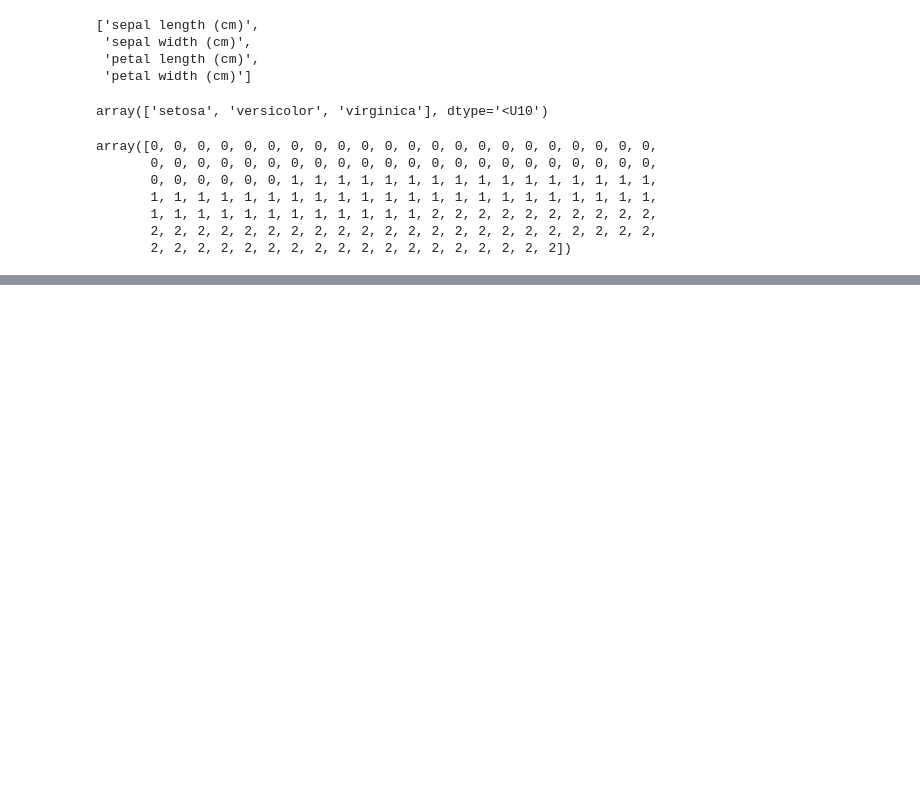
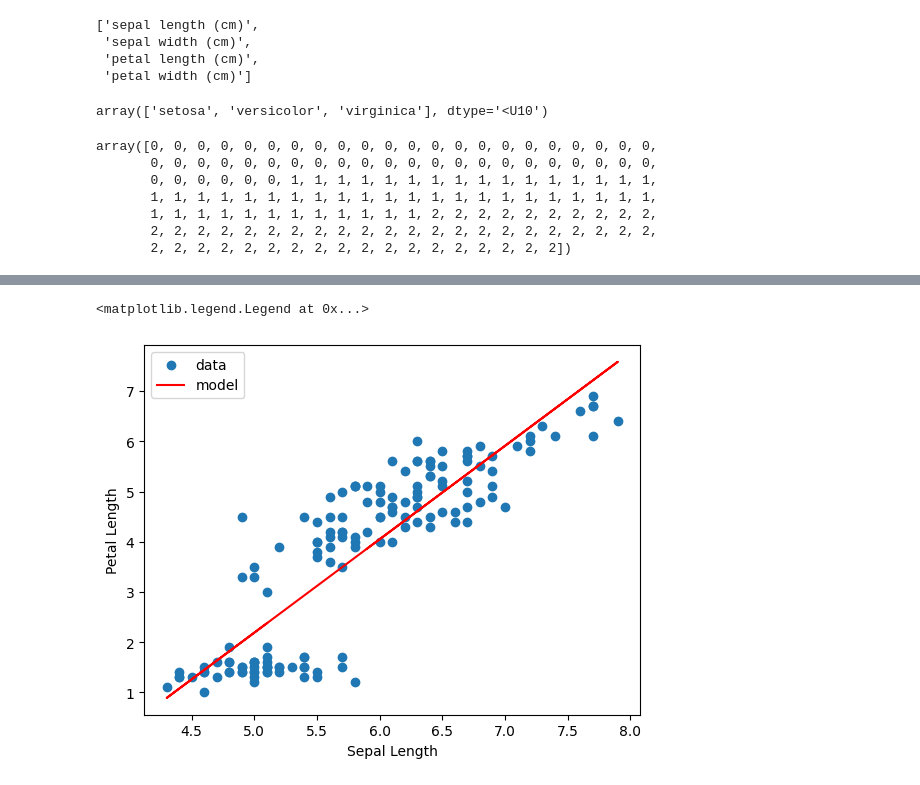
Before and after one commit to srizvi29/Sara_Rizvi_ML_repo, a Jupyter notebook: HWK1_Rizvi.ipynb, the cells around one changed output, grey strips where cells are left out. Saved outputs shown, nothing was run; the diff lists cells and outputs as text; code cells hidden in the pictures; blank space fills up the shorter version.

```diff
--- a/HWK1_Rizvi.ipynb
+++ b/HWK1_Rizvi.ipynb
@@ -487,2 +491,19 @@ plt.legend()
 # %%
 #help(model.predict)
+# %%
+from sklearn.linear_model import LinearRegression
+X = X.reshape(-1,1) # needed to reshape x and y
+y = y.reshape(-1,1)
+
+model = LinearRegression() # use a linear regression model to get line of best fit
+model.fit(X,y)
+y_predict = model.predict(X)
+
+plt.scatter(X,y, label='data') # actual data
+plt.plot(X,y_predict, color='red', label='model') # predicted by model
+plt.xlabel('Sepal Length')
+plt.ylabel('Petal Length')
+plt.legend()
+# %% [output]
+<matplotlib.legend.Legend at 0x...>
+[figure, added]
```
Also changed, not shown: parts of 7 cells of this notebook.
